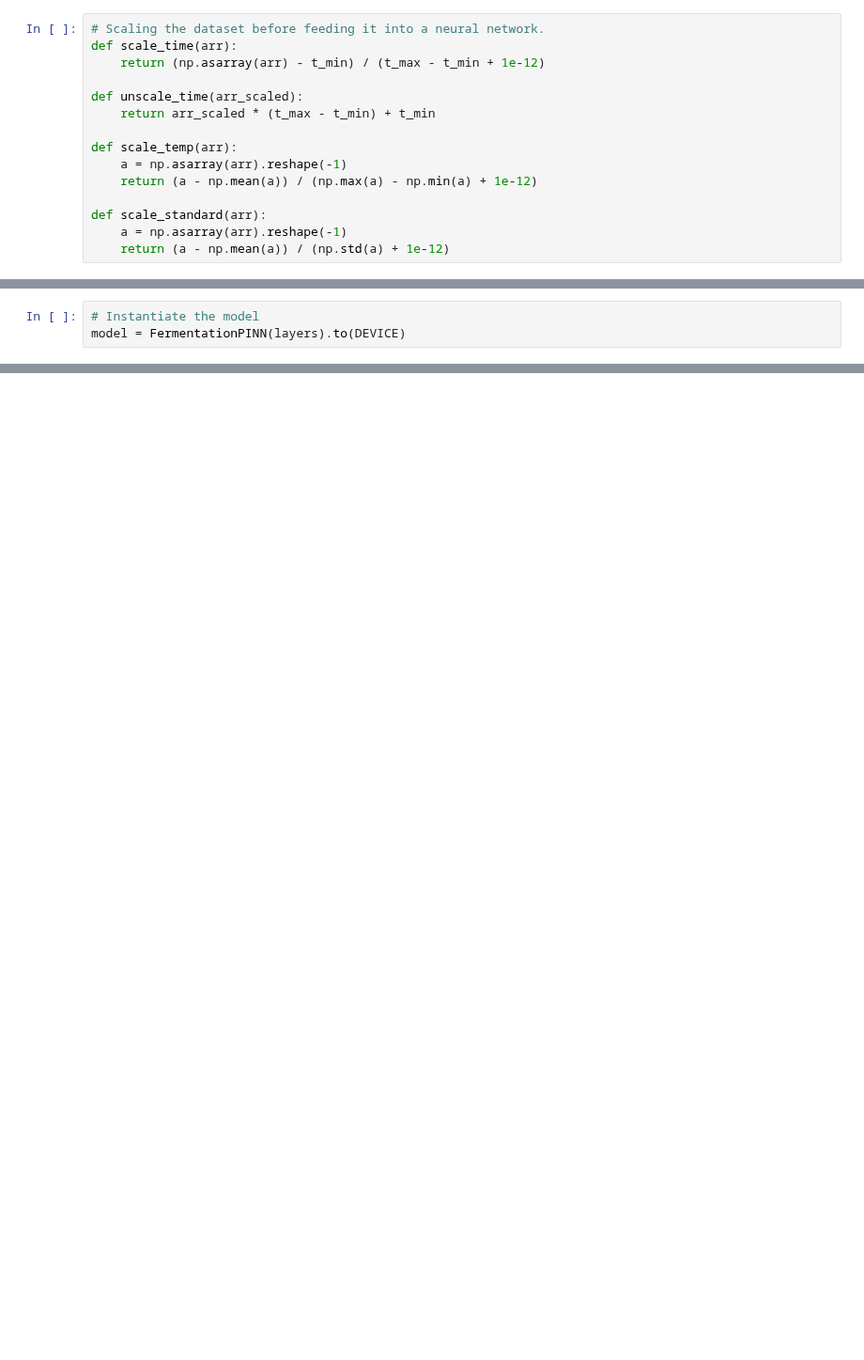
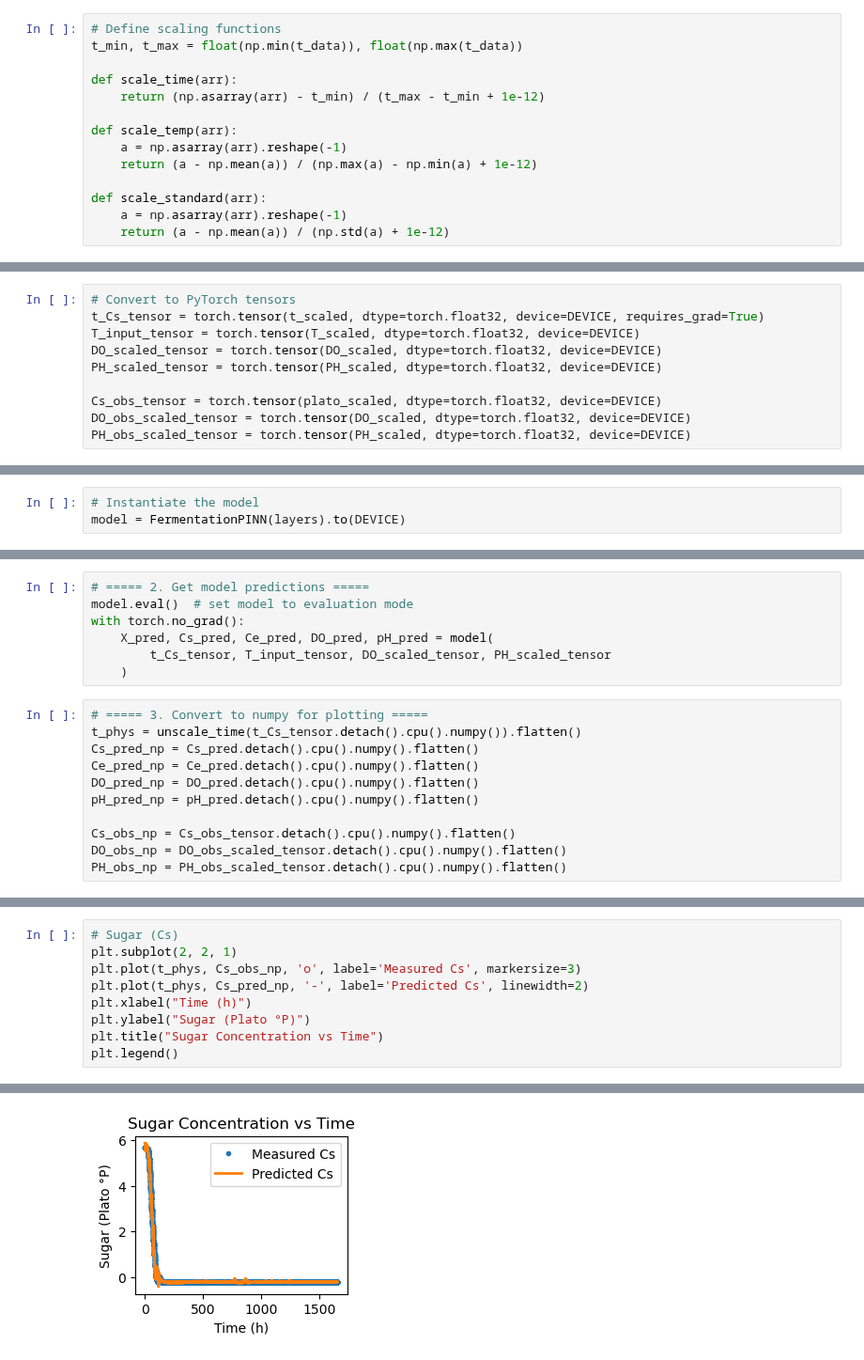
Before and after one commit to EmmanuelLwele/Physics-Informed-Beer-Fermentation-Modelling, a Jupyter notebook: Beer_Fermentation_PINN_with_DO_pH.ipynb, the cells around one changed output, grey strips where cells are left out. Shown at 94% size. Cells and saved outputs as stored; diff of their text form; blank space fills up the shorter version.

```diff
--- a/Beer_Fermentation_PINN_with_DO_pH.ipynb
+++ b/Beer_Fermentation_PINN_with_DO_pH.ipynb
@@ -262,12 +257,11 @@ print(f"Total Fermentation Time: {t_max - t_min:.2f} h")
 Physical Time Range: 0.01 h to 1655.47 h
 Total Fermentation Time: 1655.46 h
 # %%
-# Scaling the dataset before feeding it into a neural network.
+# Define scaling functions
+t_min, t_max = float(np.min(t_data)), float(np.max(t_data))
+
 def scale_time(arr):
     return (np.asarray(arr) - t_min) / (t_max - t_min + 1e-12)
-
-def unscale_time(arr_scaled):
-    return arr_scaled * (t_max - t_min) + t_min
 
 def scale_temp(arr):
     a = np.asarray(arr).reshape(-1)
@@ -337,2 +284,12 @@ First 5 rows of Y_output:
+# %%
+# Convert to PyTorch tensors
+t_Cs_tensor = torch.tensor(t_scaled, dtype=torch.float32, device=DEVICE, requires_grad=True)
+T_input_tensor = torch.tensor(T_scaled, dtype=torch.float32, device=DEVICE)
+DO_scaled_tensor = torch.tensor(DO_scaled, dtype=torch.float32, device=DEVICE)
+PH_scaled_tensor = torch.tensor(PH_scaled, dtype=torch.float32, device=DEVICE)
+
+Cs_obs_tensor = torch.tensor(plato_scaled, dtype=torch.float32, device=DEVICE)
+DO_obs_scaled_tensor = torch.tensor(DO_scaled, dtype=torch.float32, device=DEVICE)
+PH_obs_scaled_tensor = torch.tensor(PH_scaled, dtype=torch.float32, device=DEVICE)
 # %%
 # Initial conditions
@@ -541,0 +489,18 @@ def loss_fn():
+# %%
+# ===== 2. Get model predictions =====
+model.eval()  # set model to evaluation mode
+with torch.no_grad():
+    X_pred, Cs_pred, Ce_pred, DO_pred, pH_pred = model(
+        t_Cs_tensor, T_input_tensor, DO_scaled_tensor, PH_scaled_tensor
+    )
+# %%
+# ===== 3. Convert to numpy for plotting =====
+t_phys = unscale_time(t_Cs_tensor.detach().cpu().numpy()).flatten()
+Cs_pred_np = Cs_pred.detach().cpu().numpy().flatten()
+Ce_pred_np = Ce_pred.detach().cpu().numpy().flatten()
+DO_pred_np = DO_pred.detach().cpu().numpy().flatten()
+pH_pred_np = pH_pred.detach().cpu().numpy().flatten()
+
+Cs_obs_np = Cs_obs_tensor.detach().cpu().numpy().flatten()
+DO_obs_np = DO_obs_scaled_tensor.detach().cpu().numpy().flatten()
+PH_obs_np = PH_obs_scaled_tensor.detach().cpu().numpy().flatten()
@@ -541,0 +513,10 @@ def loss_fn():
+# %%
+# Sugar (Cs)
+plt.subplot(2, 2, 1)
+plt.plot(t_phys, Cs_obs_np, 'o', label='Measured Cs', markersize=3)
+plt.plot(t_phys, Cs_pred_np, '-', label='Predicted Cs', linewidth=2)
+plt.xlabel("Time (h)")
+plt.ylabel("Sugar (Plato °P)")
+plt.title("Sugar Concentration vs Time")
+plt.legend()
+# %% [output]
@@ -541,0 +524 @@ def loss_fn():
+[figure, added]
```
Also changed, not shown: parts of 26 cells of this notebook, 1 other file.
